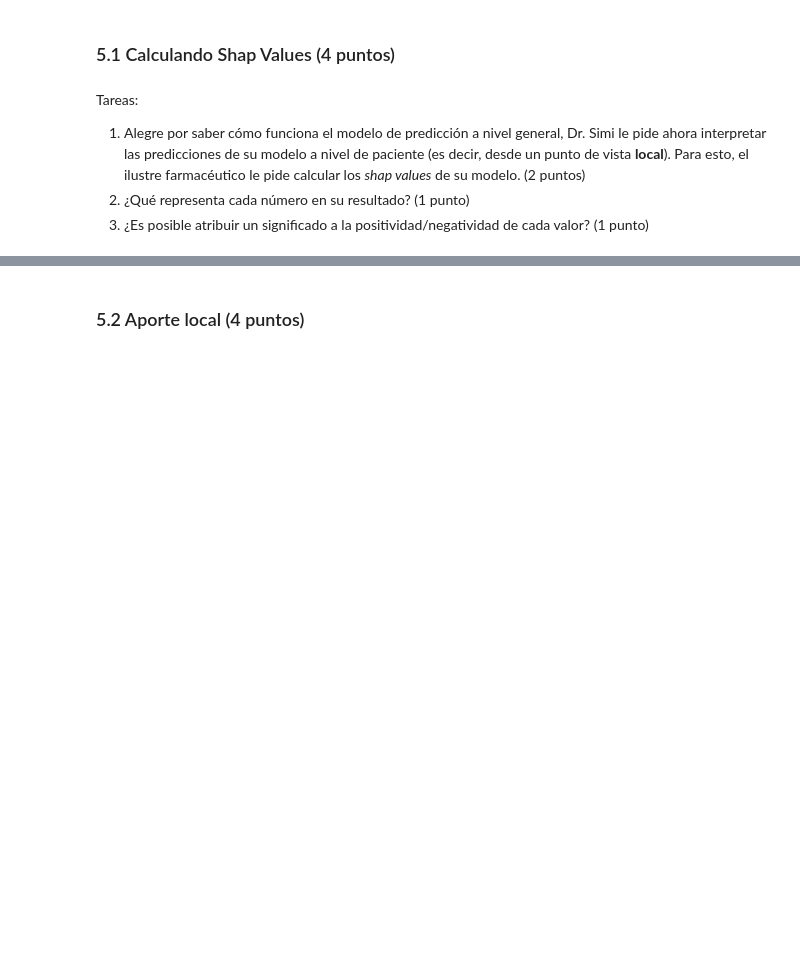
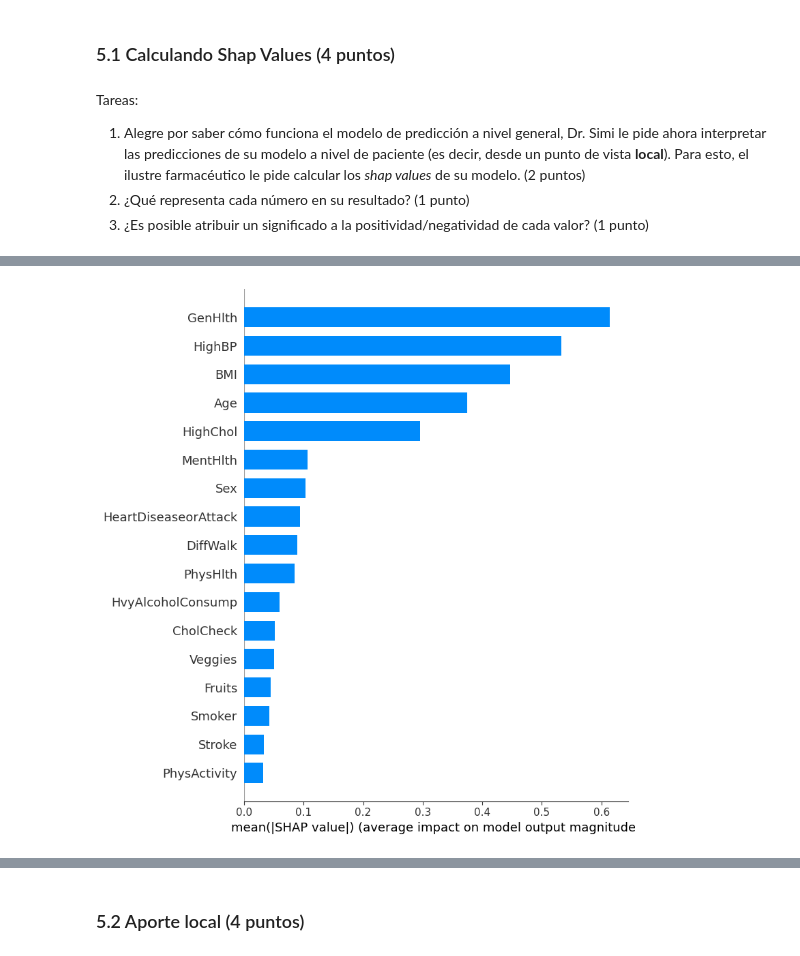
Before and after one commit to Qajirr/MDS7202-Labs, a Jupyter notebook: Lab 10 - Interpretabilidad/Laboratorio10_Enunciado.ipynb, the cells around one changed output, grey strips where cells are left out. Drawn from its saved outputs; the diff is of its cells as text; code cells hidden in the pictures; blank space fills up the shorter version.

```diff
--- a/Lab 10 - Interpretabilidad/Laboratorio10_Enunciado.ipynb
+++ b/Lab 10 - Interpretabilidad/Laboratorio10_Enunciado.ipynb
@@ -291,0 +340,15 @@ warnings.filterwarnings("ignore", message=".*The 'nopython' keyword.*")
+# %%
+# Inserte código para calcular shapley values aquí
+# Importar la librería SHAP
+import shap
+
+# Crear el explicador SHAP utilizando el modelo XGBoost
+explainer = shap.TreeExplainer(pipeline.named_steps['classifier'])
+
+# Calcular los valores de SHAP para el conjunto de prueba
+shap_values = explainer.shap_values(X_transformed_test)
+
+# Visualizar los valores de SHAP para algunas predicciones
+shap.summary_plot(shap_values, X_transformed_test, plot_type="bar")
+# %% [output]
+[figure, added]
```
Also changed, not shown: parts of 21 cells of this notebook.
